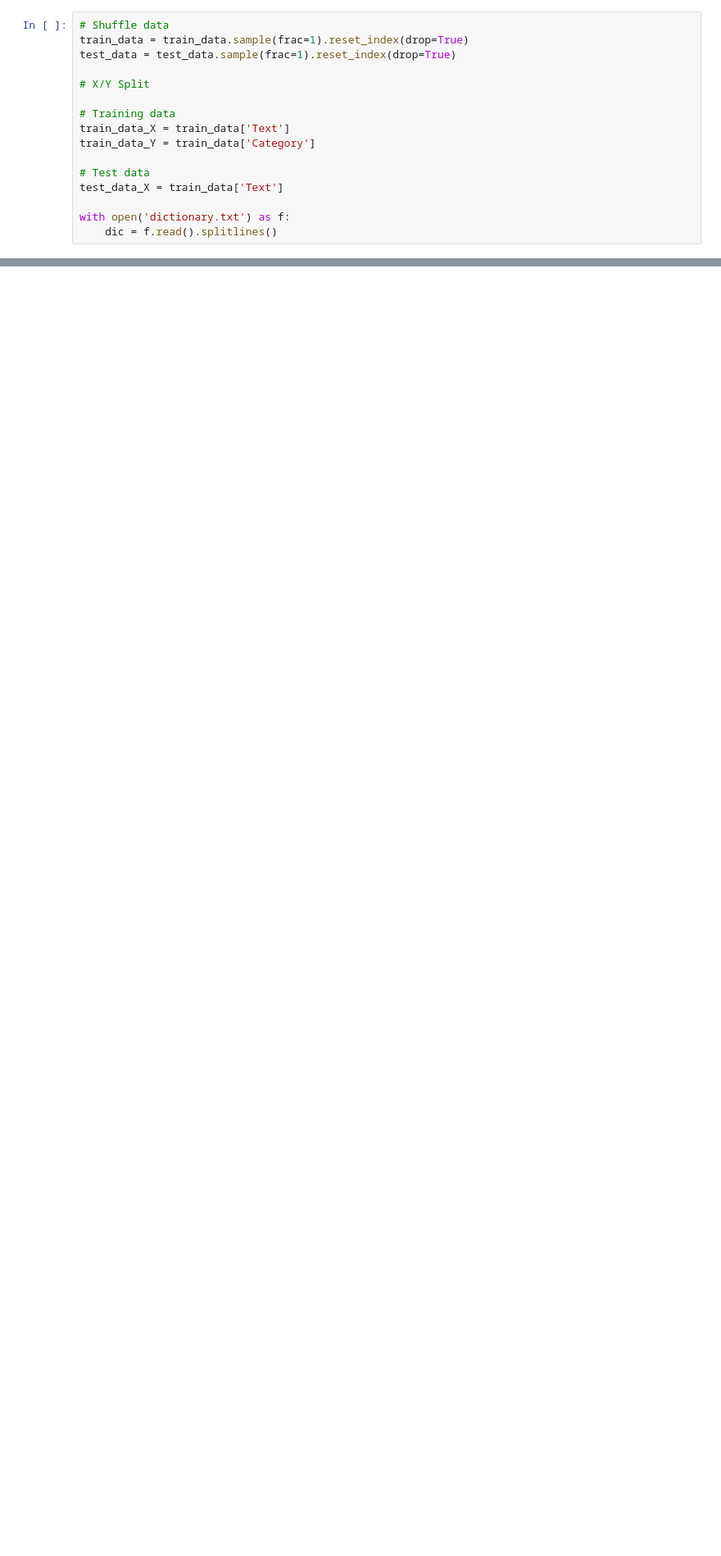
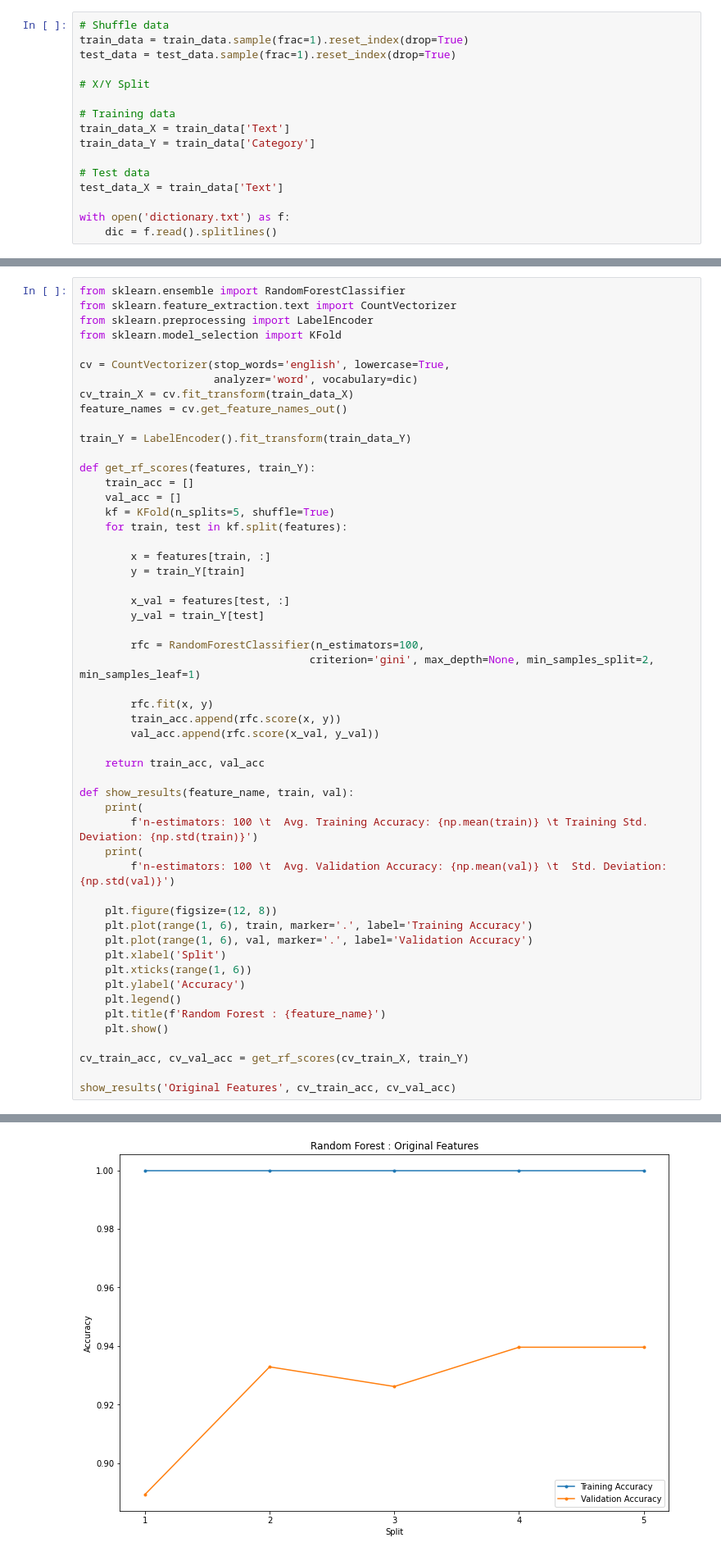
Before and after one commit to cjdomacena/IS392-hw2, a Jupyter notebook: index.ipynb, the cells around one changed output, grey strips where cells are left out. Shown: that part at 82% size. Drawn from its saved outputs; the diff is of its cells as text; blank space fills up the shorter version.

```diff
--- a/index.ipynb
+++ b/index.ipynb
@@ -38,0 +26,54 @@ train_Y = LabelEncoder().fit_transform(train_data_Y)
+# %%
+from sklearn.ensemble import RandomForestClassifier
+from sklearn.feature_extraction.text import CountVectorizer
+from sklearn.preprocessing import LabelEncoder
+from sklearn.model_selection import KFold
+
+cv = CountVectorizer(stop_words='english', lowercase=True,
+                     analyzer='word', vocabulary=dic)
+cv_train_X = cv.fit_transform(train_data_X)
+feature_names = cv.get_feature_names_out()
+
+train_Y = LabelEncoder().fit_transform(train_data_Y)
+
+def get_rf_scores(features, train_Y):
+    train_acc = []
+    val_acc = []
+    kf = KFold(n_splits=5, shuffle=True)
+    for train, test in kf.split(features):
+
+        x = features[train, :]
+        y = train_Y[train]
+
+        x_val = features[test, :]
+        y_val = train_Y[test]
+
+        rfc = RandomForestClassifier(n_estimators=100,
+                                    criterion='gini', max_depth=None, min_samples_split=2, min_samples_leaf=1)
+
+        rfc.fit(x, y)
+        train_acc.append(rfc.score(x, y))
+        val_acc.append(rfc.score(x_val, y_val))
+
+    return train_acc, val_acc
+
+def show_results(feature_name, train, val):
+    print(
+        f'n-estimators: 100 \t  Avg. Training Accuracy: {np.mean(train)} \t Training Std. Deviation: {np.std(train)}')
+    print(
+        f'n-estimators: 100 \t  Avg. Validation Accuracy: {np.mean(val)} \t  Std. Deviation: {np.std(val)}')
+
+    plt.figure(figsize=(12, 8))
+    plt.plot(range(1, 6), train, marker='.', label='Training Accuracy')
+    plt.plot(range(1, 6), val, marker='.', label='Validation Accuracy')
+    plt.xlabel('Split')
+    plt.xticks(range(1, 6))
+    plt.ylabel('Accuracy')
+    plt.legend()
+    plt.title(f'Random Forest : {feature_name}')
+    plt.show()
+
+cv_train_acc, cv_val_acc = get_rf_scores(cv_train_X, train_Y)
+
+show_results('Original Features', cv_train_acc, cv_val_acc)
+# %% [output]
@@ -39 +82,2 @@ train_Y = LabelEncoder().fit_transform(train_data_Y)
+[figure, added]
 # %% [markdown]
```
Also changed, not shown: parts of 10 cells of this notebook, 4 other files.
